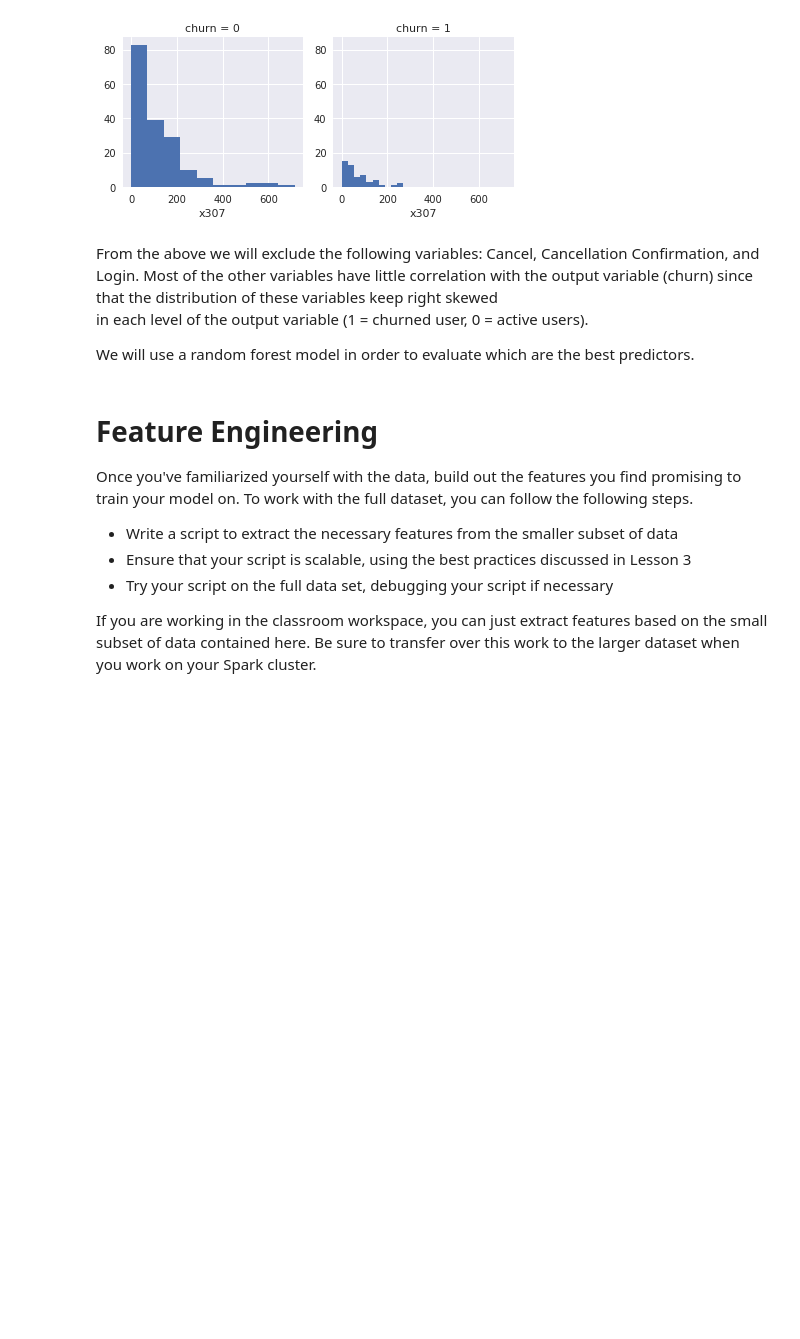
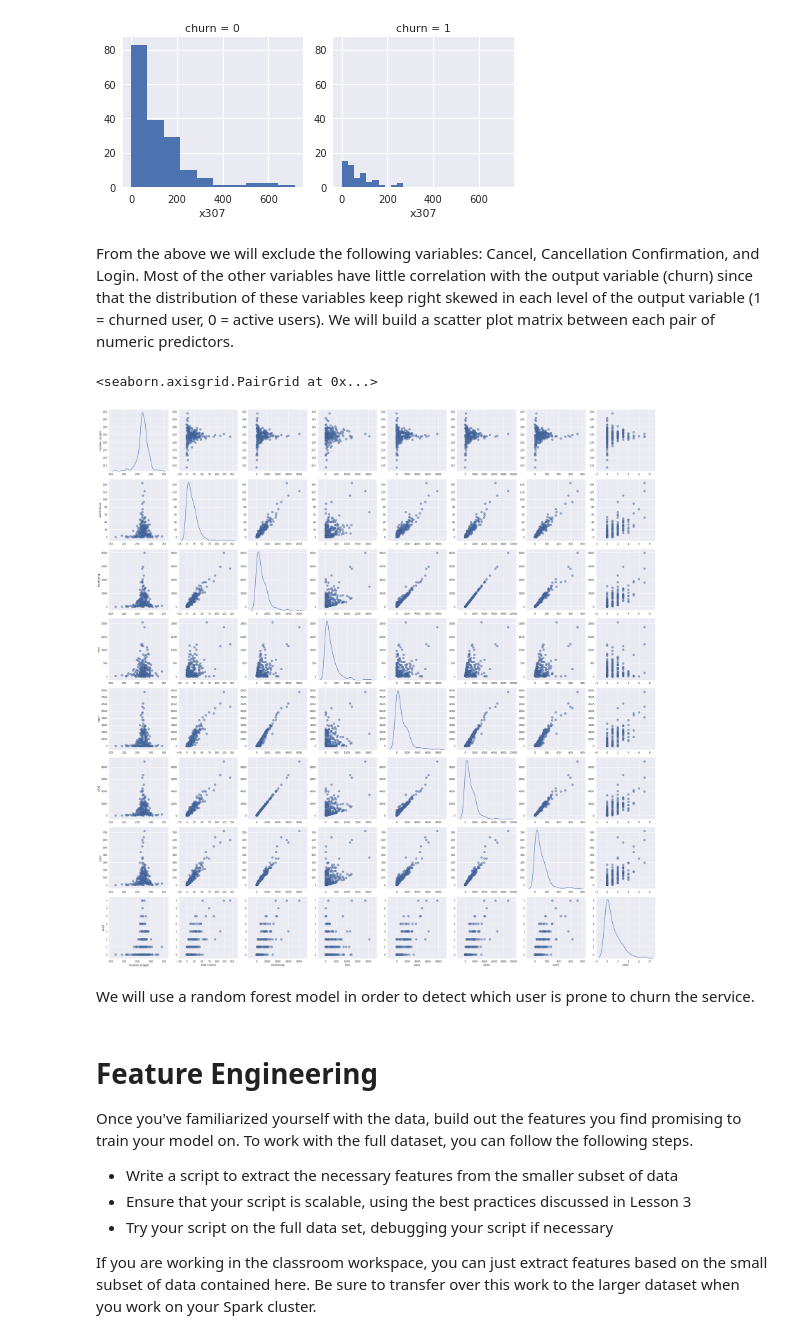
Before and after one commit to ricardoues/sparkify-project, a Jupyter notebook: Sparkify.ipynb, the cells around one changed output. Saved outputs shown, nothing was run; the diff lists cells and outputs as text; code cells hidden in the pictures; blank space fills up the shorter version.

```diff
--- a/Sparkify.ipynb
+++ b/Sparkify.ipynb
@@ -1041,10 +1161,20 @@ g = g.map(plt.hist, "x307")
 # %% [output]
 [figure]
 # %% [markdown]
-From the above we will exclude the following variables: Cancel, Cancellation Confirmation, and Login. Most of the other variables have little correlation with the output variable (churn) since that the distribution of these variables keep right skewed
-in each level of the output variable (1 = churned user, 0 = active users).
-
-We will use a random forest model in order to evaluate which are the best predictors.
+From the above we will exclude the following variables: Cancel, Cancellation Confirmation, and Login. Most of the other variables have little correlation with the output variable (churn) since that the distribution of these variables keep right skewed   in each level of the output variable (1 = churned user, 0 = active users). We will build a scatter plot matrix between each pair of numeric predictors.
+# %%
+processed_data_pd.drop(columns=['churn', 'gender'], axis=1, inplace=True)
+# %%
+selected_predictors = ['median_length', 'Add Friend', 'NextSong', 'free', 'paid', 'x200', 'x307', 'x404'
+]
+sns.pairplot(processed_data_pd[selected_predictors], diag_kind = 'kde',
+             plot_kws = {'alpha': 0.6, 's': 80, 'edgecolor': 'k'},
+             size = 4)
+# %% [output]
+<seaborn.axisgrid.PairGrid at 0x...>
+[figure, added]
+# %% [markdown]
+We will use a random forest model in order to detect which user is prone to churn the service.
 # %% [markdown]
 # Feature Engineering
 Once you've familiarized yourself with the data, build out the features you find promising to train your model on. To work with the full dataset, you can follow the following steps.
```
Also changed, not shown: parts of 45 cells of this notebook.
